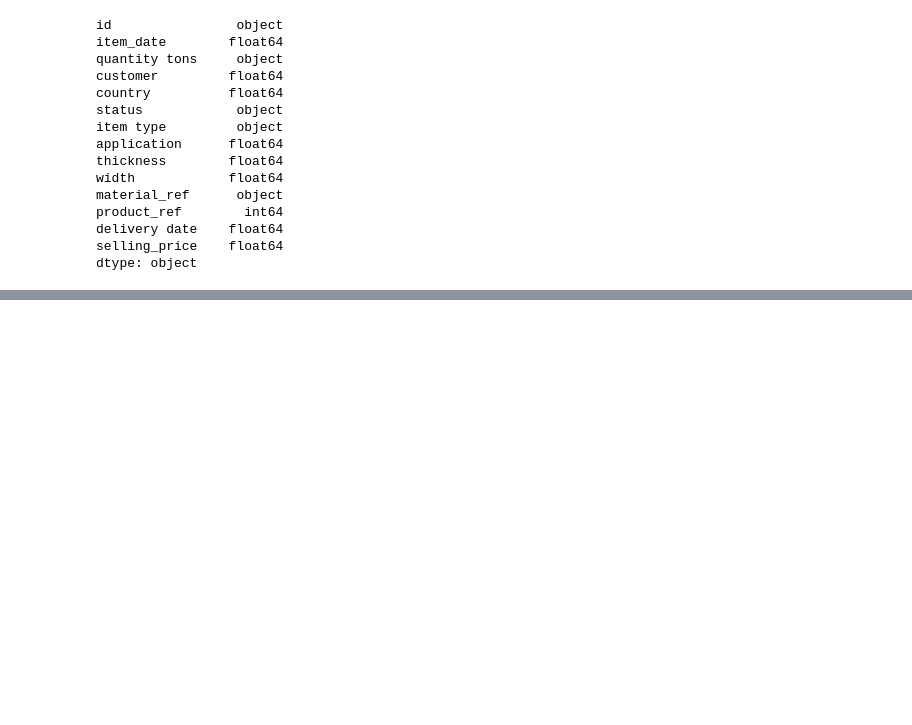
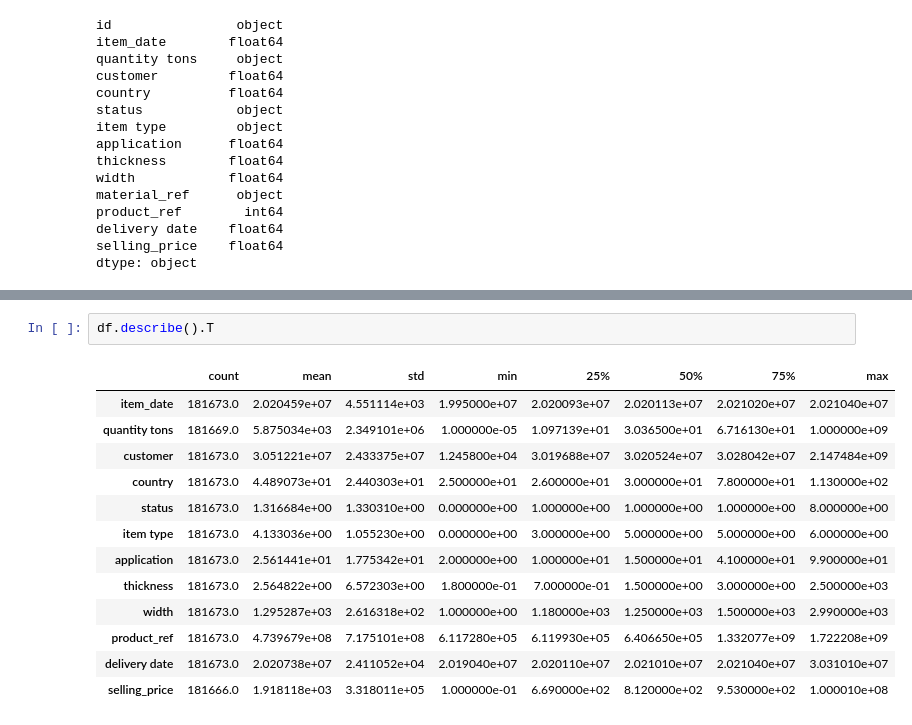
Before and after one commit to MouliBai/Industrial-Copper-Modeling, a Jupyter notebook: main.ipynb, the cells around one changed output, grey strips where cells are left out. Drawn from its saved outputs; the diff is of its cells as text; blank space fills up the shorter version.

```diff
--- a/main.ipynb
+++ b/main.ipynb
@@ -56,0 +313,16 @@ dtype: object
+# %%
+df.describe().T
+# %% [output]
+|  | count | mean | std | min | 25% | 50% | 75% | max |
+| item_date | 181673.0 | 2.020459e+07 | 4.551114e+03 | 1.995000e+07 | 2.020093e+07 | 2.020113e+07 | 2.021020e+07 | 2.021040e+07 |
+| quantity tons | 181669.0 | 5.875034e+03 | 2.349101e+06 | 1.000000e-05 | 1.097139e+01 | 3.036500e+01 | 6.716130e+01 | 1.000000e+09 |
+| customer | 181673.0 | 3.051221e+07 | 2.433375e+07 | 1.245800e+04 | 3.019688e+07 | 3.020524e+07 | 3.028042e+07 | 2.147484e+09 |
+| country | 181673.0 | 4.489073e+01 | 2.440303e+01 | 2.500000e+01 | 2.600000e+01 | 3.000000e+01 | 7.800000e+01 | 1.130000e+02 |
+| status | 181673.0 | 1.316684e+00 | 1.330310e+00 | 0.000000e+00 | 1.000000e+00 | 1.000000e+00 | 1.000000e+00 | 8.000000e+00 |
+| item type | 181673.0 | 4.133036e+00 | 1.055230e+00 | 0.000000e+00 | 3.000000e+00 | 5.000000e+00 | 5.000000e+00 | 6.000000e+00 |
+| application | 181673.0 | 2.561441e+01 | 1.775342e+01 | 2.000000e+00 | 1.000000e+01 | 1.500000e+01 | 4.100000e+01 | 9.900000e+01 |
+| thickness | 181673.0 | 2.564822e+00 | 6.572303e+00 | 1.800000e-01 | 7.000000e-01 | 1.500000e+00 | 3.000000e+00 | 2.500000e+03 |
+| width | 181673.0 | 1.295287e+03 | 2.616318e+02 | 1.000000e+00 | 1.180000e+03 | 1.250000e+03 | 1.500000e+03 | 2.990000e+03 |
+| product_ref | 181673.0 | 4.739679e+08 | 7.175101e+08 | 6.117280e+05 | 6.119930e+05 | 6.406650e+05 | 1.332077e+09 | 1.722208e+09 |
+| delivery date | 181673.0 | 2.020738e+07 | 2.411052e+04 | 2.019040e+07 | 2.020110e+07 | 2.021010e+07 | 2.021040e+07 | 3.031010e+07 |
+| selling_price | 181666.0 | 1.918118e+03 | 3.318011e+05 | 1.000000e-01 | 6.690000e+02 | 8.120000e+02 | 9.530000e+02 | 1.000010e+08 |
```
Also changed, not shown: parts of 18 cells of this notebook.
